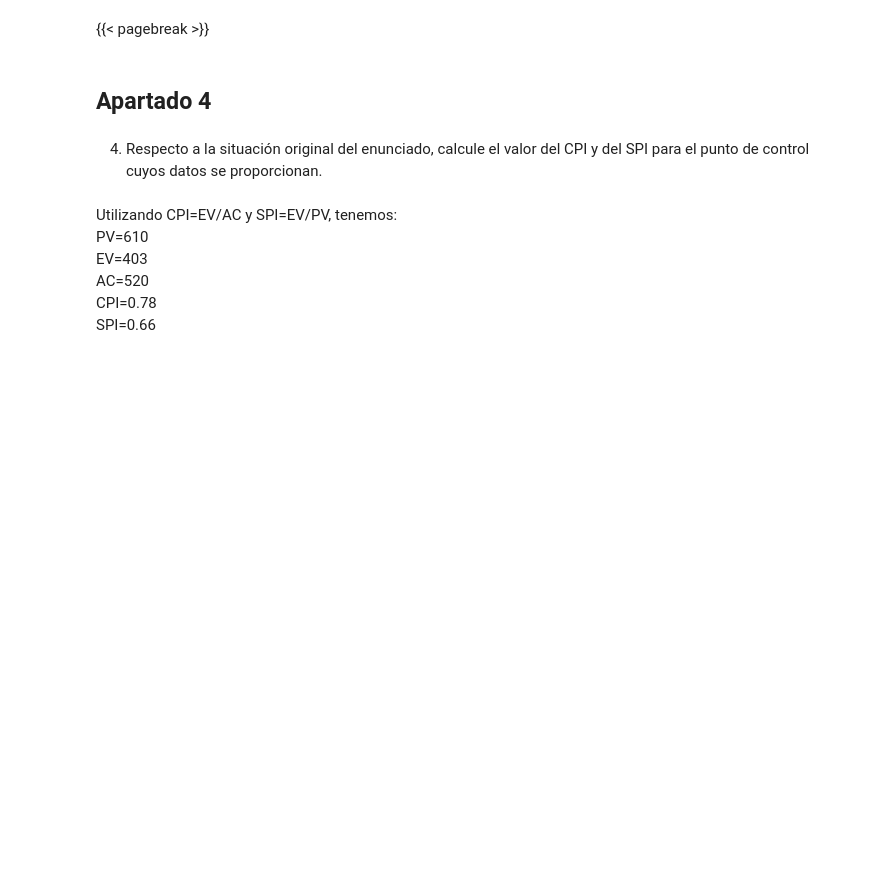
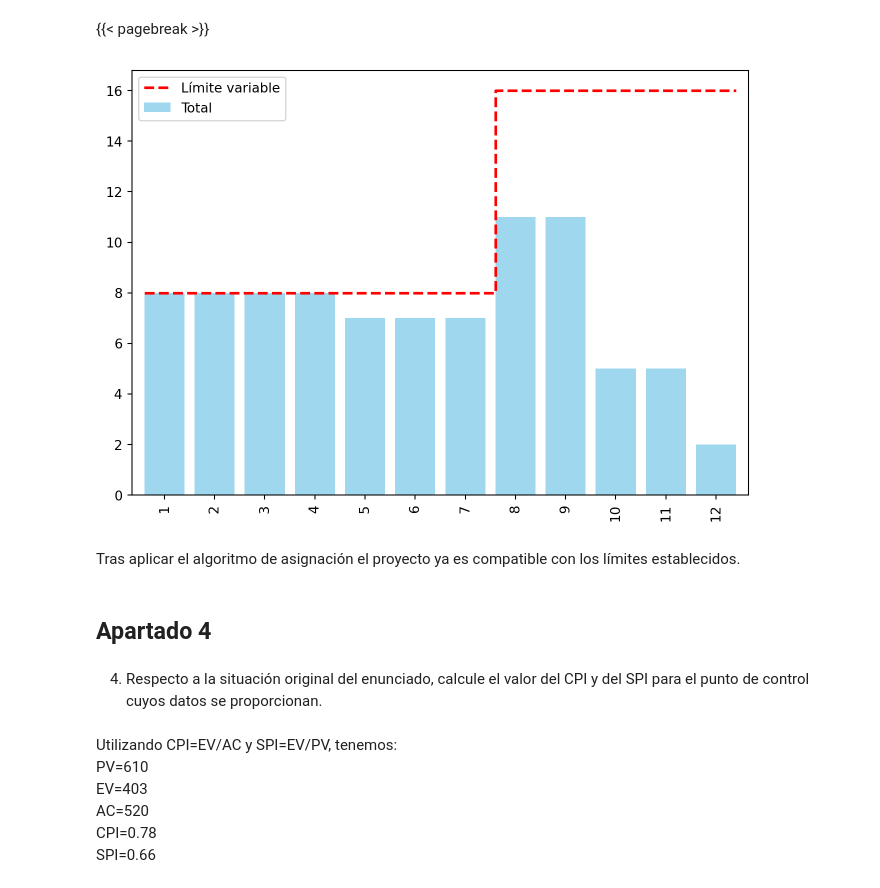
Before and after one commit to mcasl/pmULE, a Jupyter notebook: notebooks/Ejercicio_25.ipynb, the cells around one changed output. Saved outputs shown, nothing was run; the diff lists cells and outputs as text; code cells hidden in the pictures; blank space fills up the shorter version.

```diff
--- a/notebooks/Ejercicio_25.ipynb
+++ b/notebooks/Ejercicio_25.ipynb
@@ -380,6 +380,14 @@ pinta_tikz(dibujo)
 [drawing not drawn]
 # %% [markdown]
 {{< pagebreak >}}
+# %%
+#| fig-cap: "Diagrama de cargas del proyecto tras aplicar el algoritmo de asignación"
+#| label: fig-postAsignacionBarras
+plot_cargas(df, limite_maximo_recursos)
+# %% [output]
+[figure, added]
+# %% [markdown]
+Tras aplicar el algoritmo de asignación el proyecto ya es compatible con los límites establecidos.
 # %% [markdown]
 ## Apartado 4
 # %%
```
Also changed, not shown: parts of 1 cell of this notebook, 1 other file.
